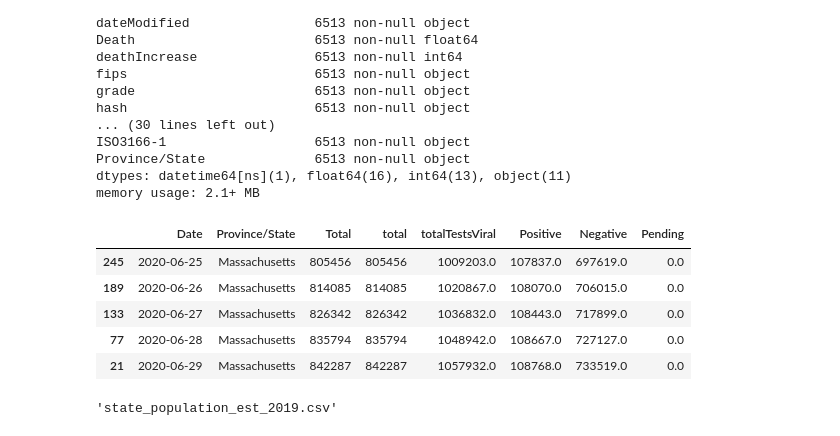
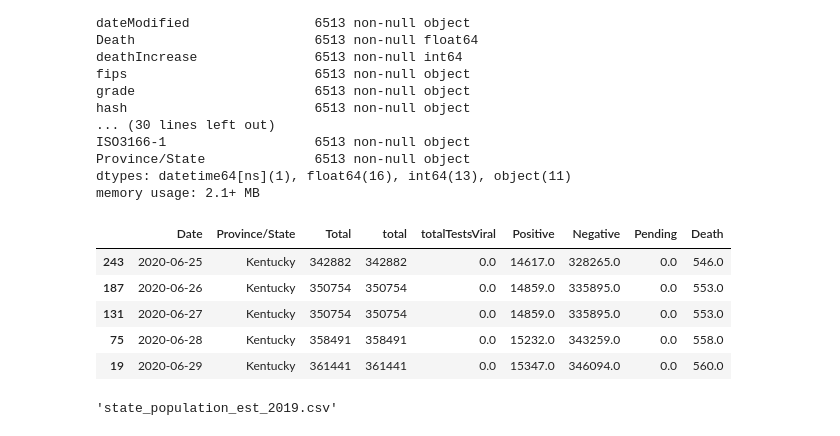
Before and after one commit to rdewolf127/COVID19, a Jupyter notebook: MA COVID.ipynb, the cells around one changed output. Saved outputs shown, nothing was run; the diff lists cells and outputs as text; code cells hidden in the pictures.

```diff
--- a/MA COVID.ipynb
+++ b/MA COVID.ipynb
@@ -67,20 +67,20 @@ Province/State              6513 non-null object
 dtypes: datetime64[ns](1), float64(16), int64(13), object(11)
 memory usage: 2.1+ MB
 # %%
-#Hospitalized and hospitalizedCumulative both appear to be cumulative numbers
+#Hospitalized and hospitalizedCumulative both appear to be carrying cumulative numbers for MA
 #Positive, Negative & Total are patient counts.  totalTestsViral is all tests (repeats on same patient).
 #The Total appears to include a patient twice if they have both a positive and a negative test its not an exact
-#match for MA DPH unique patients tested figure
-ma_test = sorted_data[(sorted_data['Province/State']=='Massachusetts')]
+#match for the MA DPH unique patients tested figure.  Other states are not reporting into totalTestsViral so Total is still being used.
+ma_test = sorted_data[(sorted_data['Province/State']=='Kentucky')]
 ma_test.filter(items=['Date','Hospitalized', 'hospitalizedCumulative', 'hospitalizedCurrently']).tail()
-ma_test.filter(items=['Date','Province/State','Total', 'total','totalTestsViral', 'Positive', 'Negative', 'Pending']).tail()
+ma_test.filter(items=['Date','Province/State','Total', 'total','totalTestsViral', 'Positive', 'Negative', 'Pending', 'Death']).tail()
 # %% [output]
-|  | Date | Province/State | Total | total | totalTestsViral | Positive | Negative | Pending |
-| 245 | 2020-06-25 | Massachusetts | 805456 | 805456 | 1009203.0 | 107837.0 | 697619.0 | 0.0 |
-| 189 | 2020-06-26 | Massachusetts | 814085 | 814085 | 1020867.0 | 108070.0 | 706015.0 | 0.0 |
-| 133 | 2020-06-27 | Massachusetts | 826342 | 826342 | 1036832.0 | 108443.0 | 717899.0 | 0.0 |
-| 77 | 2020-06-28 | Massachusetts | 835794 | 835794 | 1048942.0 | 108667.0 | 727127.0 | 0.0 |
-| 21 | 2020-06-29 | Massachusetts | 842287 | 842287 | 1057932.0 | 108768.0 | 733519.0 | 0.0 |
+|  | Date | Province/State | Total | total | totalTestsViral | Positive | Negative | Pending | Death |
+| 243 | 2020-06-25 | Kentucky | 342882 | 342882 | 0.0 | 14617.0 | 328265.0 | 0.0 | 546.0 |
+| 187 | 2020-06-26 | Kentucky | 350754 | 350754 | 0.0 | 14859.0 | 335895.0 | 0.0 | 553.0 |
+| 131 | 2020-06-27 | Kentucky | 350754 | 350754 | 0.0 | 14859.0 | 335895.0 | 0.0 | 553.0 |
+| 75 | 2020-06-28 | Kentucky | 358491 | 358491 | 0.0 | 15232.0 | 343259.0 | 0.0 | 558.0 |
+| 19 | 2020-06-29 | Kentucky | 361441 | 361441 | 0.0 | 15347.0 | 346094.0 | 0.0 | 560.0 |
 # %%
 sorted_data['Current_Day_Positive_Cases'] = sorted_data['Positive'] - sorted_data.groupby(['Province/State'])["Positive"].shift(1, fill_value=0)
 sorted_data['Current_Day_Total_Tests'] = sorted_data['Total'] - sorted_data.groupby(['Province/State'])["Total"].shift(1, fill_value=0)
```
